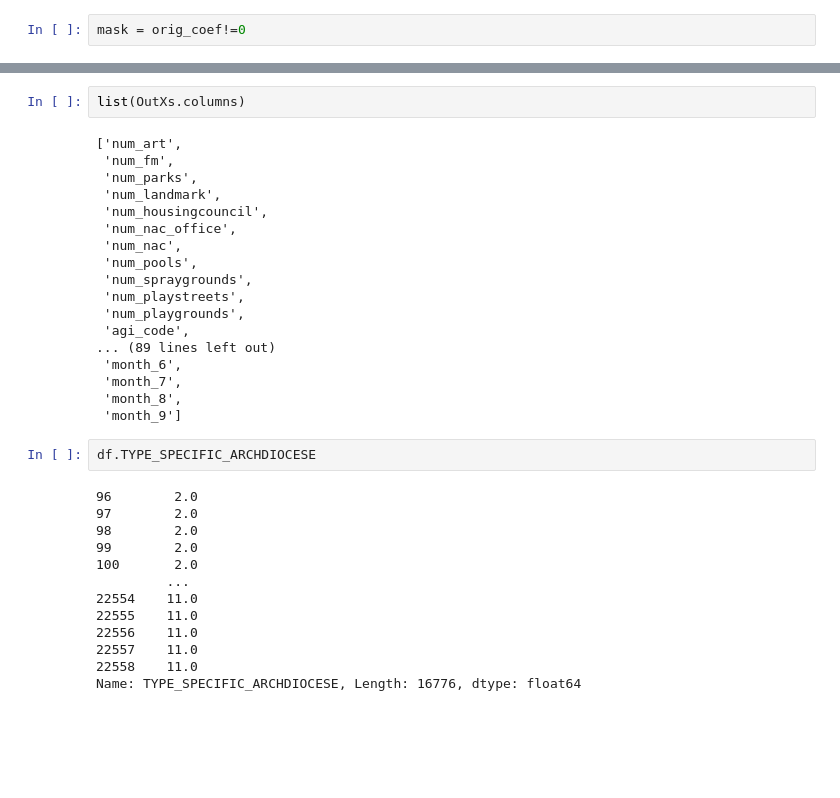
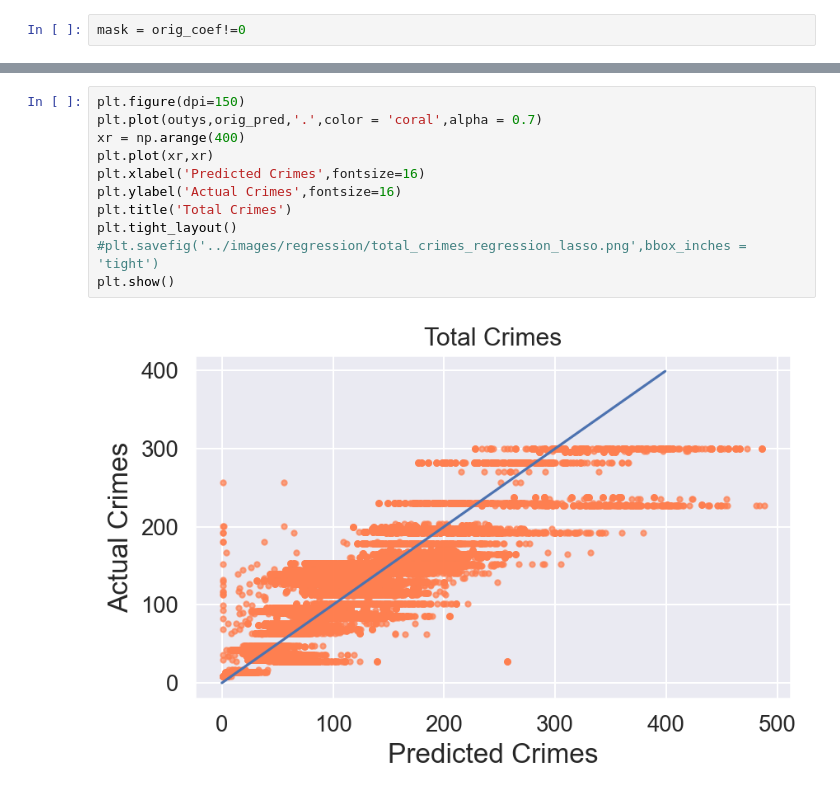
Before and after one commit to sarahjaynekessler/PhillyCrimeAndCommunity, a Jupyter notebook: code/LASSO_test.ipynb, the cells around one changed output, grey strips where cells are left out. Cells and saved outputs as stored; diff of their text form; blank space fills up the shorter version.

```diff
--- a/code/LASSO_test.ipynb
+++ b/code/LASSO_test.ipynb
@@ -170,35 +273,13 @@ plt.show()
-# %%
-list(OutXs.columns)
-# %% [output]
-['num_art',
- 'num_fm',
- 'num_parks',
- 'num_landmark',
- 'num_housingcouncil',
- 'num_nac_office',
- 'num_nac',
- 'num_pools',
- 'num_spraygrounds',
- 'num_playstreets',
- 'num_playgrounds',
- 'agi_code',
-... (89 lines left out)
- 'month_6',
- 'month_7',
- 'month_8',
- 'month_9']
-# %%
-df.TYPE_SPECIFIC_ARCHDIOCESE
-# %% [output]
-96        2.0
-97        2.0
-98        2.0
-99        2.0
-100       2.0
-         ...
-22554    11.0
-22555    11.0
-22556    11.0
-22557    11.0
-22558    11.0
-Name: TYPE_SPECIFIC_ARCHDIOCESE, Length: 16776, dtype: float64
+# %%
+plt.figure(dpi=150)
+plt.plot(outys,orig_pred,'.',color = 'coral',alpha = 0.7)
+xr = np.arange(400)
+plt.plot(xr,xr)
+plt.xlabel('Predicted Crimes',fontsize=16)
+plt.ylabel('Actual Crimes',fontsize=16)
+plt.title('Total Crimes')
+plt.tight_layout()
+#plt.savefig('../images/regression/total_crimes_regression_lasso.png',bbox_inches = 'tight')
+plt.show()
+# %% [output]
+[figure, added]
```
Also changed, not shown: parts of 12 cells of this notebook, 14 other files.
